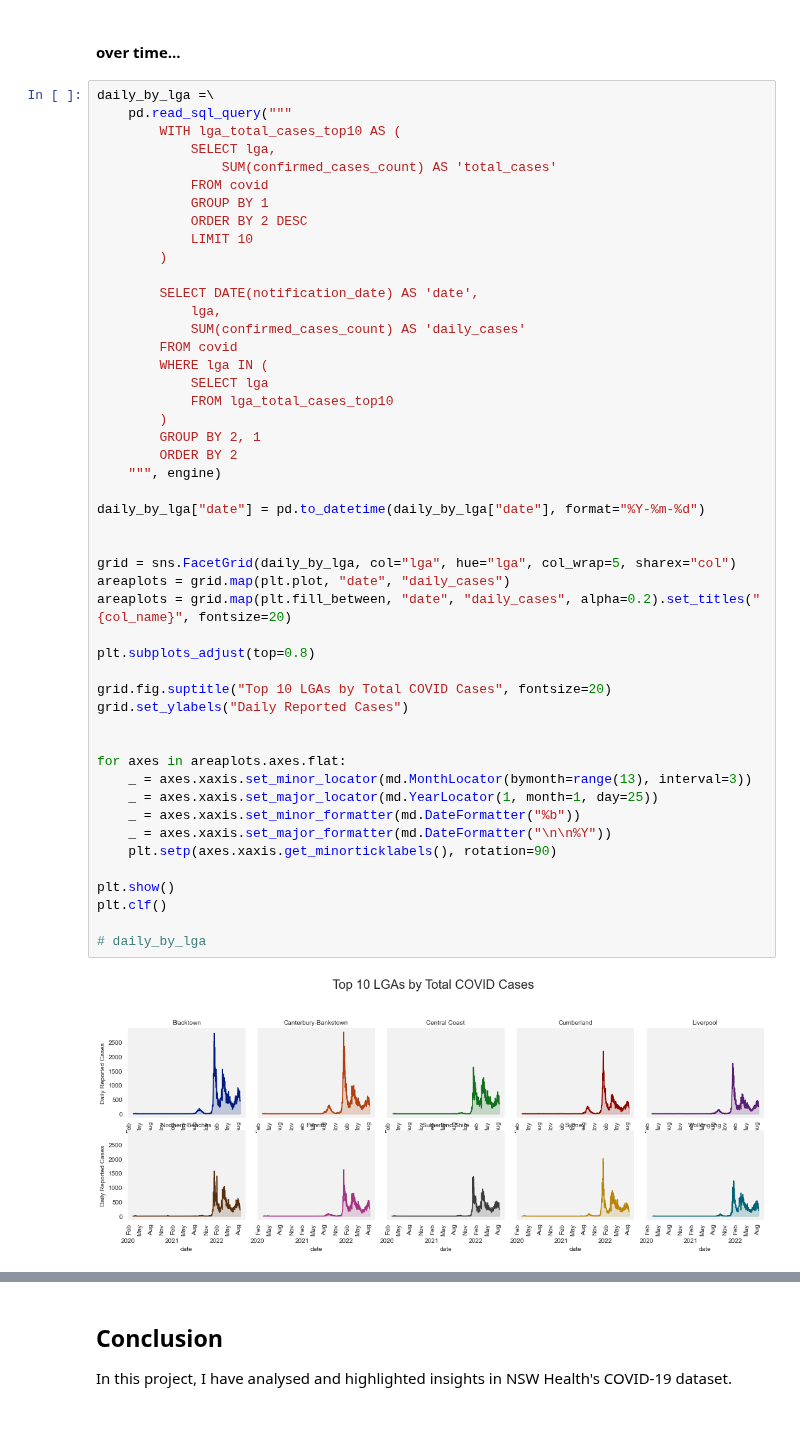
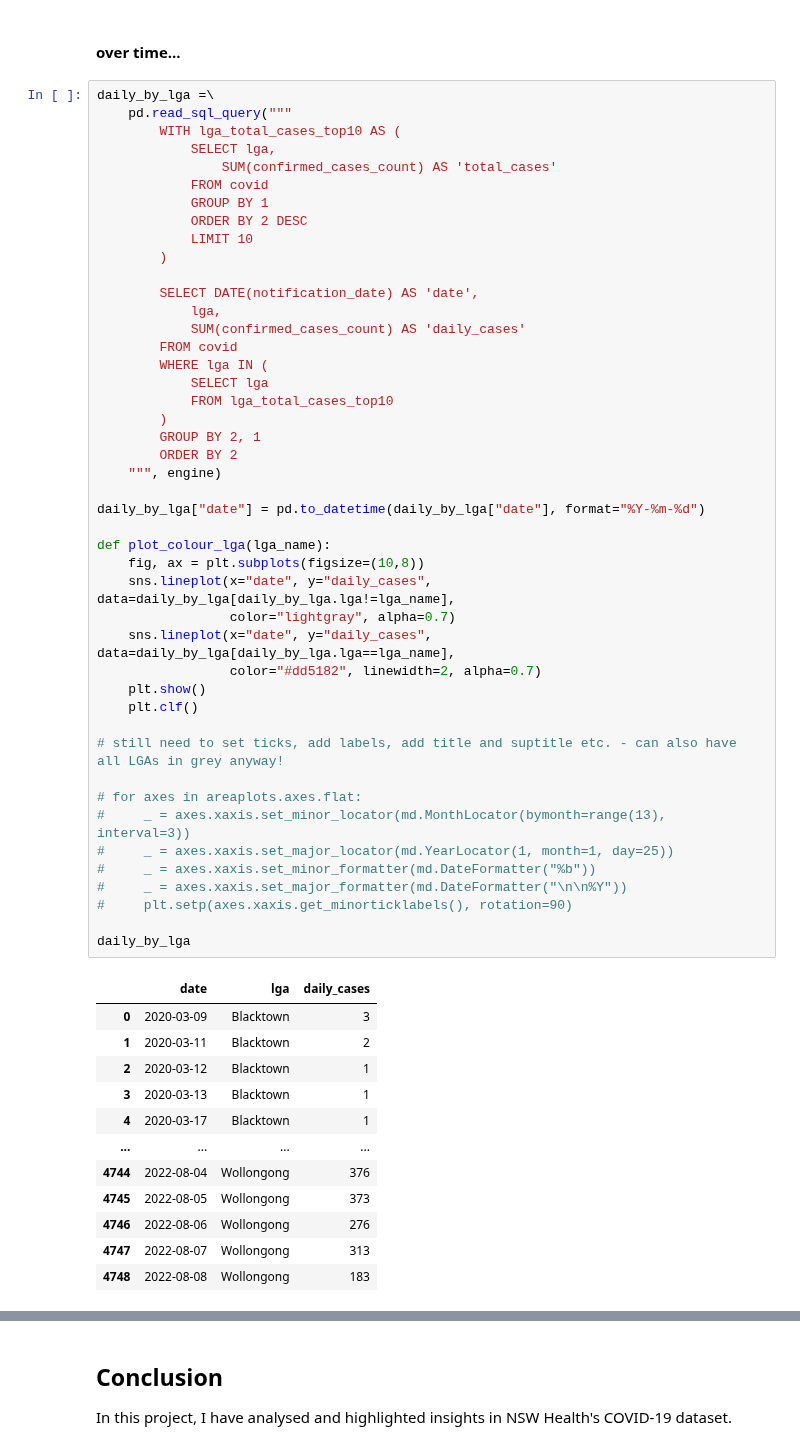
Before and after one commit to henrylin03/covid-nsw, a Jupyter notebook: covid-nsw.ipynb, the cells around one changed output, grey strips where cells are left out. Cells and saved outputs as stored; diff of their text form; blank space fills up the shorter version.

```diff
--- a/covid-nsw.ipynb
+++ b/covid-nsw.ipynb
@@ -620,50 +620,58 @@ pd.read_sql_query(
 # %%
 daily_by_lga =\
     pd.read_sql_query("""
         WITH lga_total_cases_top10 AS (
             SELECT lga,
                 SUM(confirmed_cases_count) AS 'total_cases'
             FROM covid
             GROUP BY 1
             ORDER BY 2 DESC
             LIMIT 10
         )
 
         SELECT DATE(notification_date) AS 'date',
             lga,
             SUM(confirmed_cases_count) AS 'daily_cases'
         FROM covid
         WHERE lga IN (
             SELECT lga
             FROM lga_total_cases_top10
         )
         GROUP BY 2, 1
         ORDER BY 2
     """, engine)
 
 daily_by_lga["date"] = pd.to_datetime(daily_by_lga["date"], format="%Y-%m-%d")
 
+def plot_colour_lga(lga_name):
+    fig, ax = plt.subplots(figsize=(10,8))
+    sns.lineplot(x="date", y="daily_cases", data=daily_by_lga[daily_by_lga.lga!=lga_name],
+                 color="lightgray", alpha=0.7)
+    sns.lineplot(x="date", y="daily_cases", data=daily_by_lga[daily_by_lga.lga==lga_name],
+                 color="#dd5182", linewidth=2, alpha=0.7)
+    plt.show()
+    plt.clf()
 
-grid = sns.FacetGrid(daily_by_lga, col="lga", hue="lga", col_wrap=5, sharex="col")
-areaplots = grid.map(plt.plot, "date", "daily_cases")
-areaplots = grid.map(plt.fill_between, "date", "daily_cases", alpha=0.2).set_titles("{col_name}", fontsize=20)
+# still need to set ticks, add labels, add title and suptitle etc. - can also have all LGAs in grey anyway!
 
-plt.subplots_adjust(top=0.8)
+# for axes in areaplots.axes.flat:
+#     _ = axes.xaxis.set_minor_locator(md.MonthLocator(bymonth=range(13), interval=3))
+#     _ = axes.xaxis.set_major_locator(md.YearLocator(1, month=1, day=25))
+#     _ = axes.xaxis.set_minor_formatter(md.DateFormatter("%b"))
+#     _ = axes.xaxis.set_major_formatter(md.DateFormatter("\n\n%Y"))
+#     plt.setp(axes.xaxis.get_minorticklabels(), rotation=90)
 
-grid.fig.suptitle("Top 10 LGAs by Total COVID Cases", fontsize=20)
-grid.set_ylabels("Daily Reported Cases")
-
-
-for axes in areaplots.axes.flat:
-    _ = axes.xaxis.set_minor_locator(md.MonthLocator(bymonth=range(13), interval=3))
-    _ = axes.xaxis.set_major_locator(md.YearLocator(1, month=1, day=25))
-    _ = axes.xaxis.set_minor_formatter(md.DateFormatter("%b"))
-    _ = axes.xaxis.set_major_formatter(md.DateFormatter("\n\n%Y"))
-    plt.setp(axes.xaxis.get_minorticklabels(), rotation=90)
-
-plt.show()
-plt.clf()
-
-# daily_by_lga
+daily_by_lga
 # %% [output]
-[figure, removed]
+|  | date | lga | daily_cases |
+| 0 | 2020-03-09 | Blacktown | 3 |
+| 1 | 2020-03-11 | Blacktown | 2 |
+| 2 | 2020-03-12 | Blacktown | 1 |
+| 3 | 2020-03-13 | Blacktown | 1 |
+| 4 | 2020-03-17 | Blacktown | 1 |
+| ... | ... | ... | ... |
+| 4744 | 2022-08-04 | Wollongong | 376 |
+| 4745 | 2022-08-05 | Wollongong | 373 |
+| 4746 | 2022-08-06 | Wollongong | 276 |
+| 4747 | 2022-08-07 | Wollongong | 313 |
+| 4748 | 2022-08-08 | Wollongong | 183 |
```
Also changed, not shown: parts of 2 cells of this notebook.
